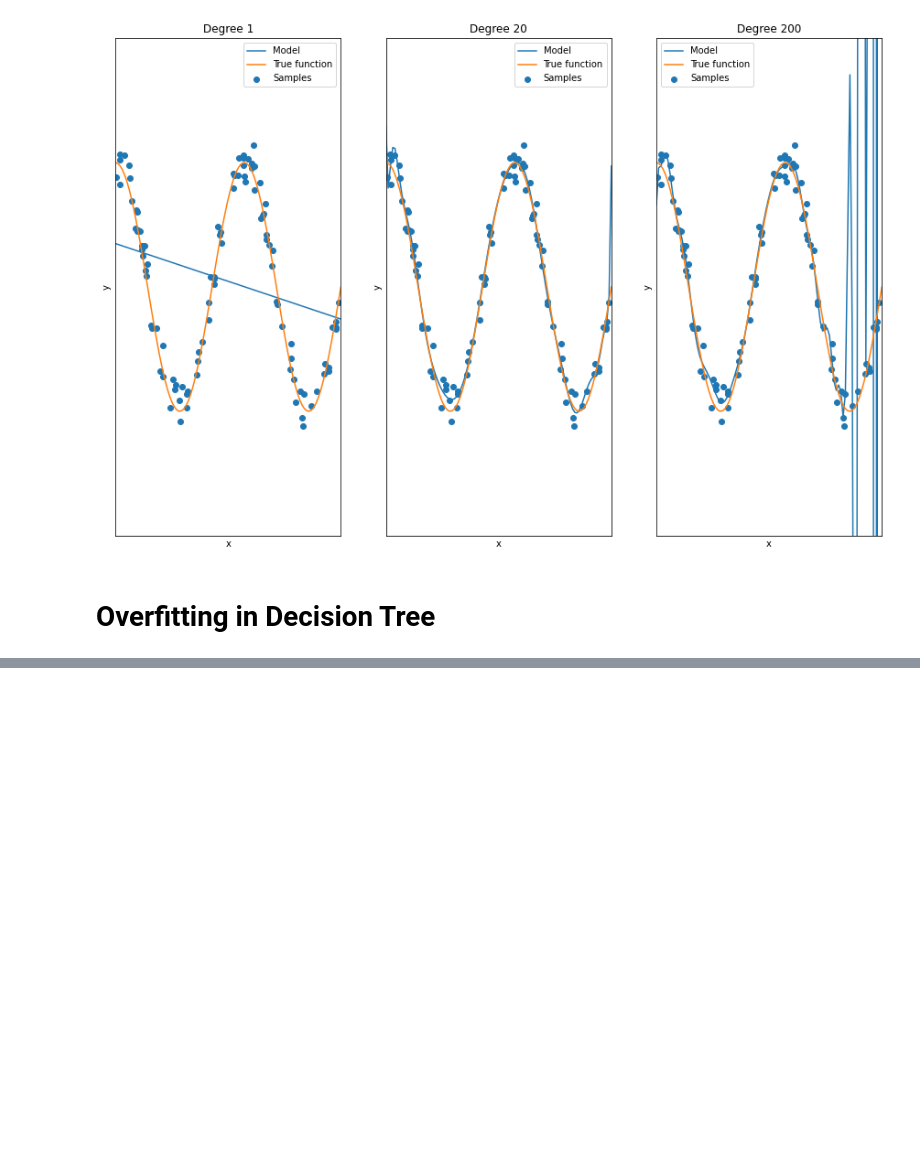
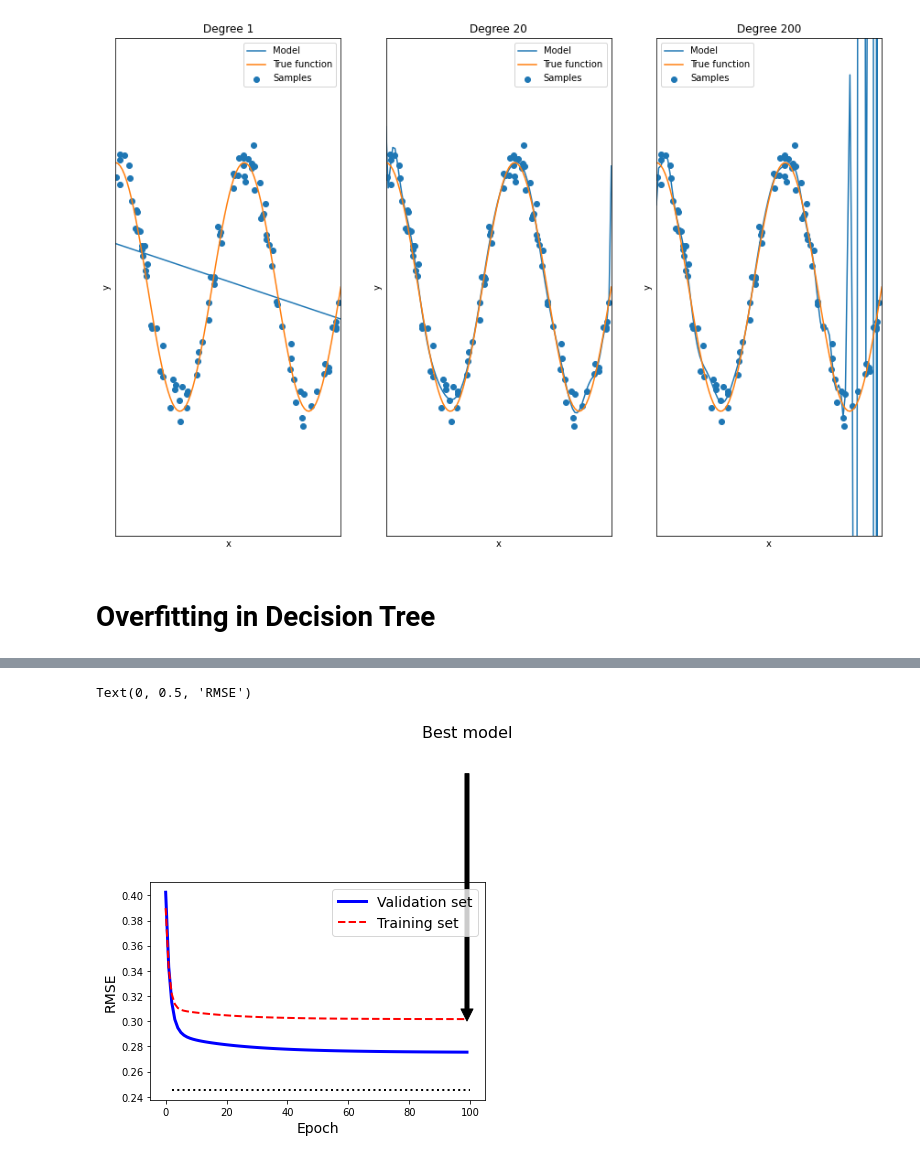
Before and after one commit to Nielspace/Netpuneai-Tutorials, a Jupyter notebook: Overfitting_Vs_Underfitting.ipynb, the cells around one changed output, grey strips where cells are left out. Saved outputs shown, nothing was run; the diff lists cells and outputs as text; code cells hidden in the pictures; blank space fills up the shorter version.

```diff
--- a/Overfitting_Vs_Underfitting.ipynb
+++ b/Overfitting_Vs_Underfitting.ipynb
@@ -252,0 +359,12 @@ grid.score(X_train, y_train), grid.score(X_test, y_test)
+# %%
+np.random.seed(42)
+m = 100
+X = np.random.rand(m, 1)
+
+y = 4 * (X - 0.5) ** 2
+y = y + np.random.rand(m, 1) / 10
+
+
+from sklearn.model_selection import train_test_split
+
+X_train, X_test, y_train, y_test = train_test_split(X, y, test_size=0.2, random_state=42)
@@ -252,0 +373,35 @@ grid.score(X_train, y_train), grid.score(X_test, y_test)
+# %%
+
+sgd_reg = SGDRegressor(max_iter=1, tol=-np.infty, warm_start=True,
+                       penalty=None, learning_rate="constant", eta0=0.005, random_state=42)
+
+n_epochs = 100
+train_errors, val_errors = [], []
+for epoch in range(n_epochs):
+    sgd_reg.fit(X_train, y_train)
+    y_train_predict = sgd_reg.predict(X_train)
+    y_val_predict = sgd_reg.predict(X_test)
+    train_errors.append(mean_squared_error(y_train, y_train_predict))
+    val_errors.append(mean_squared_error(y_test, y_val_predict))
+
+best_epoch = np.argmin(val_errors)
+best_val_rmse = np.sqrt(val_errors[best_epoch])
+
+plt.annotate('Best model',
+             xy=(best_epoch, best_val_rmse),
+             xytext=(best_epoch, best_val_rmse+0.25),
+             ha="center",
+             arrowprops=dict(facecolor='black', shrink=0.1),
+             fontsize=16,
+            )
+
+best_val_rmse -= 0.03
+plt.plot([2, n_epochs], [best_val_rmse, best_val_rmse], "k:", linewidth=2)
+plt.plot(np.sqrt(val_errors), "b-", linewidth=3, label="Validation set")
+plt.plot(np.sqrt(train_errors), "r--", linewidth=2, label="Training set")
+plt.legend(loc="upper right", fontsize=14)
+plt.xlabel("Epoch", fontsize=14)
+plt.ylabel("RMSE", fontsize=14)
+# %% [output]
+Text(0, 0.5, 'RMSE')
+[figure, added]
```
Also changed, not shown: parts of 35 cells of this notebook.
